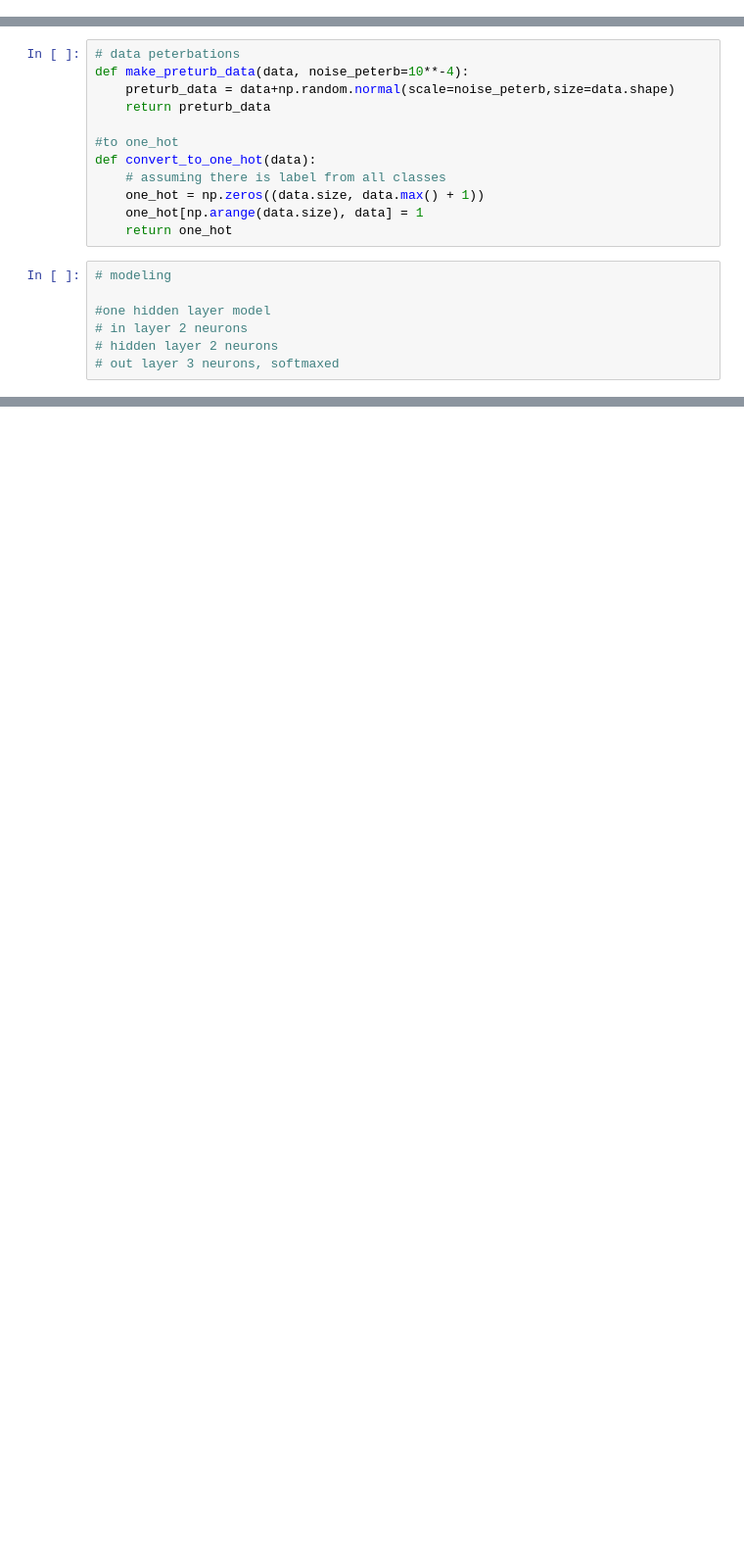
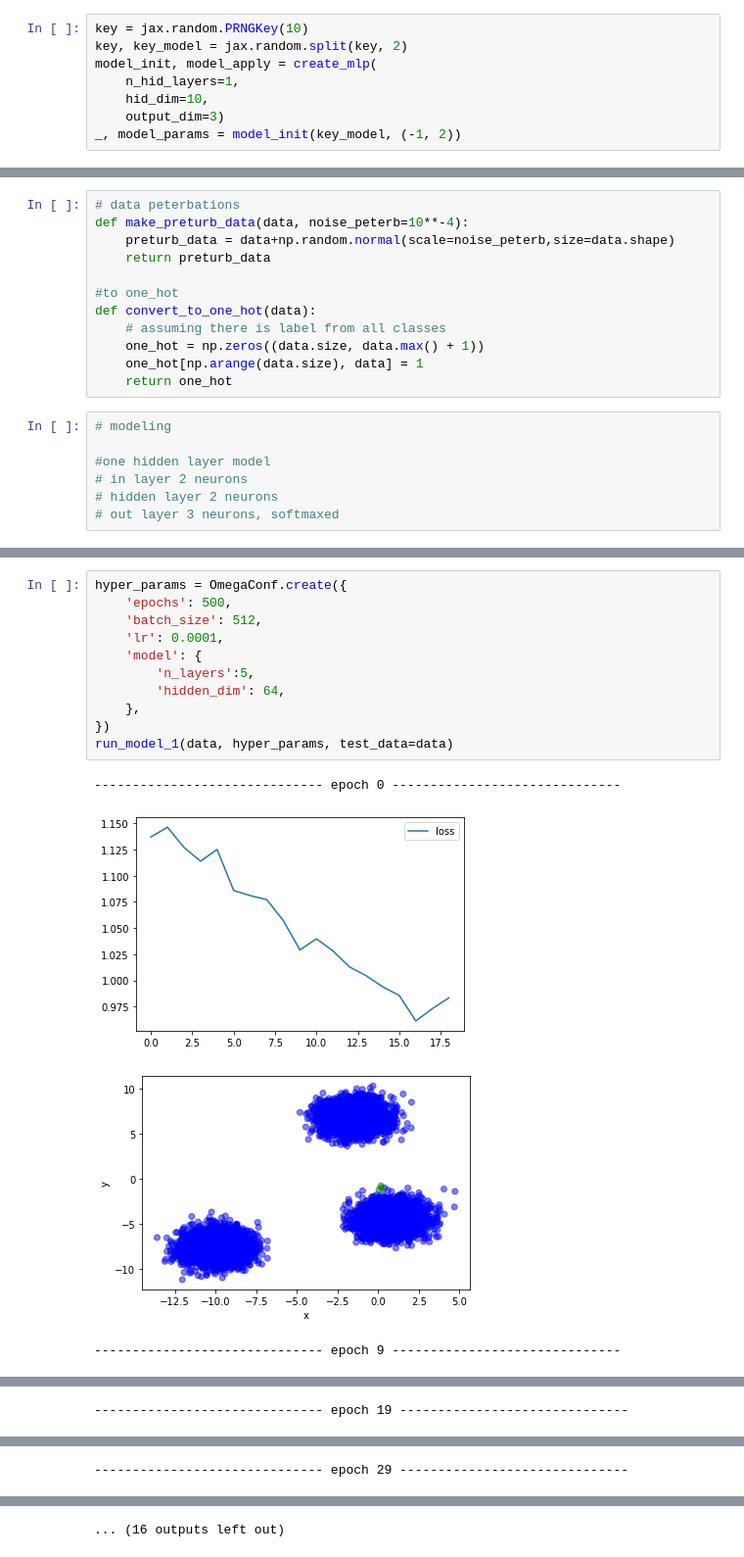
Before and after one commit to abhsri/AdvanceDL_Poject_Group9, a Jupyter notebook: Basic_Implementation_DL_project.ipynb, the cells around one changed output, grey strips where cells are left out. Shown at 98% size. Cells and saved outputs as stored; diff of their text form; blank space fills up the shorter version.

```diff
--- a/Basic_Implementation_DL_project.ipynb
+++ b/Basic_Implementation_DL_project.ipynb
@@ -137,6 +162,14 @@ def run_model(data, hparams, test_data=None, x_dim=2, y_dim=3, seed=10):
             plot_losses({'loss': loss_history})
             if test_data:
               show_predictions(model_get_params(model_opt_state), model_apply, test_data)
+# %%
+key = jax.random.PRNGKey(10)
+key, key_model = jax.random.split(key, 2)
+model_init, model_apply = create_mlp(
+    n_hid_layers=1,
+    hid_dim=10,
+    output_dim=3)
+_, model_params = model_init(key_model, (-1, 2))
 # %%
 x, label = make_blobs(10000, n_features=2, centers=3, random_state=100)
 colormap = np.array(['r', 'g', 'b'])
@@ -200,0 +373,16 @@ KeyboardInterrupt: ignored
+# %%
+hyper_params = OmegaConf.create({
+    'epochs': 500,
+    'batch_size': 512,
+    'lr': 0.0001,
+    'model': {
+        'n_layers':5,
+        'hidden_dim': 64,
+    },
+})
+run_model_1(data, hyper_params, test_data=data)
+# %% [output]
+------------------------------ epoch 0 ------------------------------
+[figure, added]
+[figure, added]
+------------------------------ epoch 9 ------------------------------
@@ -200,0 +391 @@ KeyboardInterrupt: ignored
+------------------------------ epoch 19 ------------------------------
@@ -200,0 +394 @@ KeyboardInterrupt: ignored
+------------------------------ epoch 29 ------------------------------
@@ -200,0 +397 @@ KeyboardInterrupt: ignored
+... (16 outputs left out)
```
Also changed, not shown: parts of 16 cells of this notebook.
